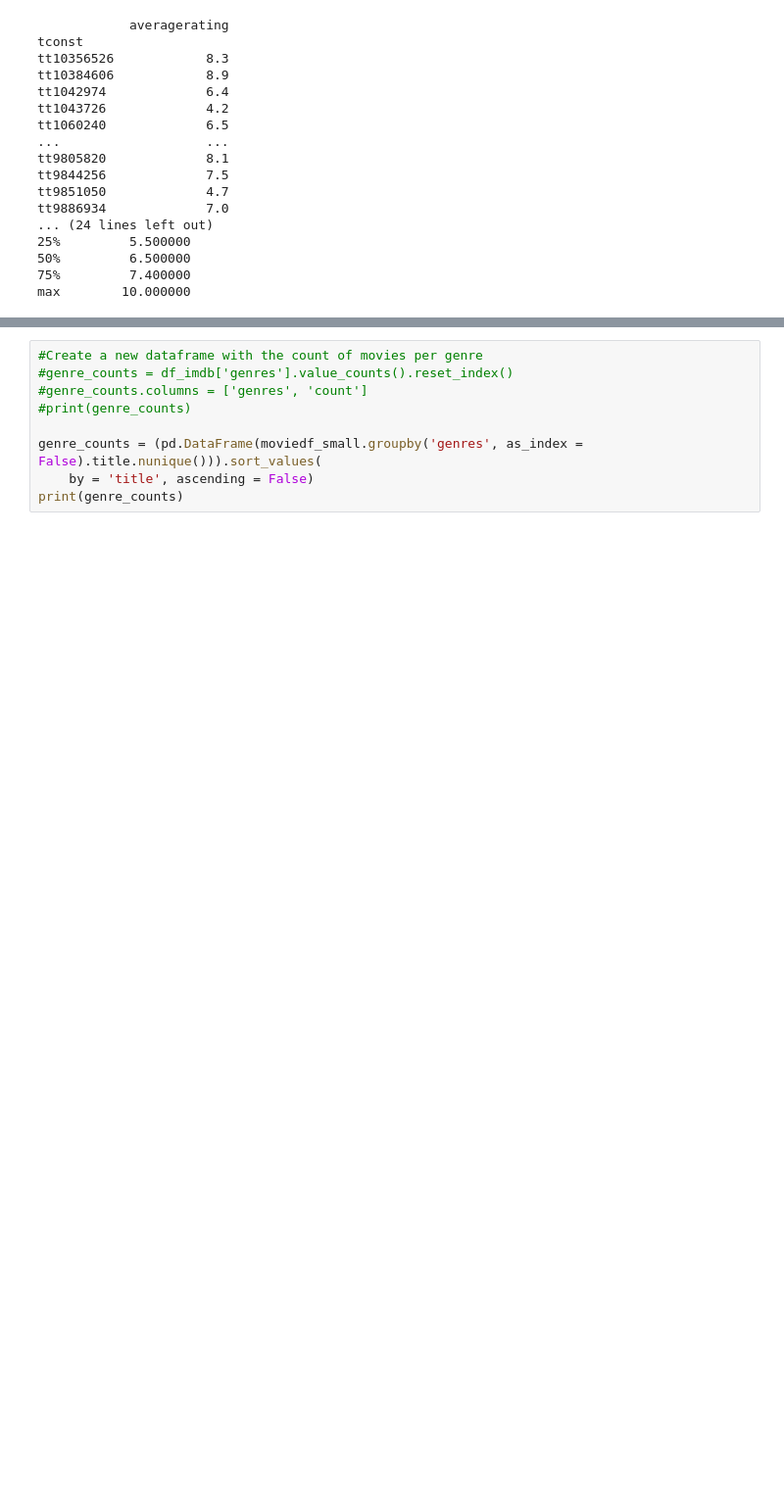
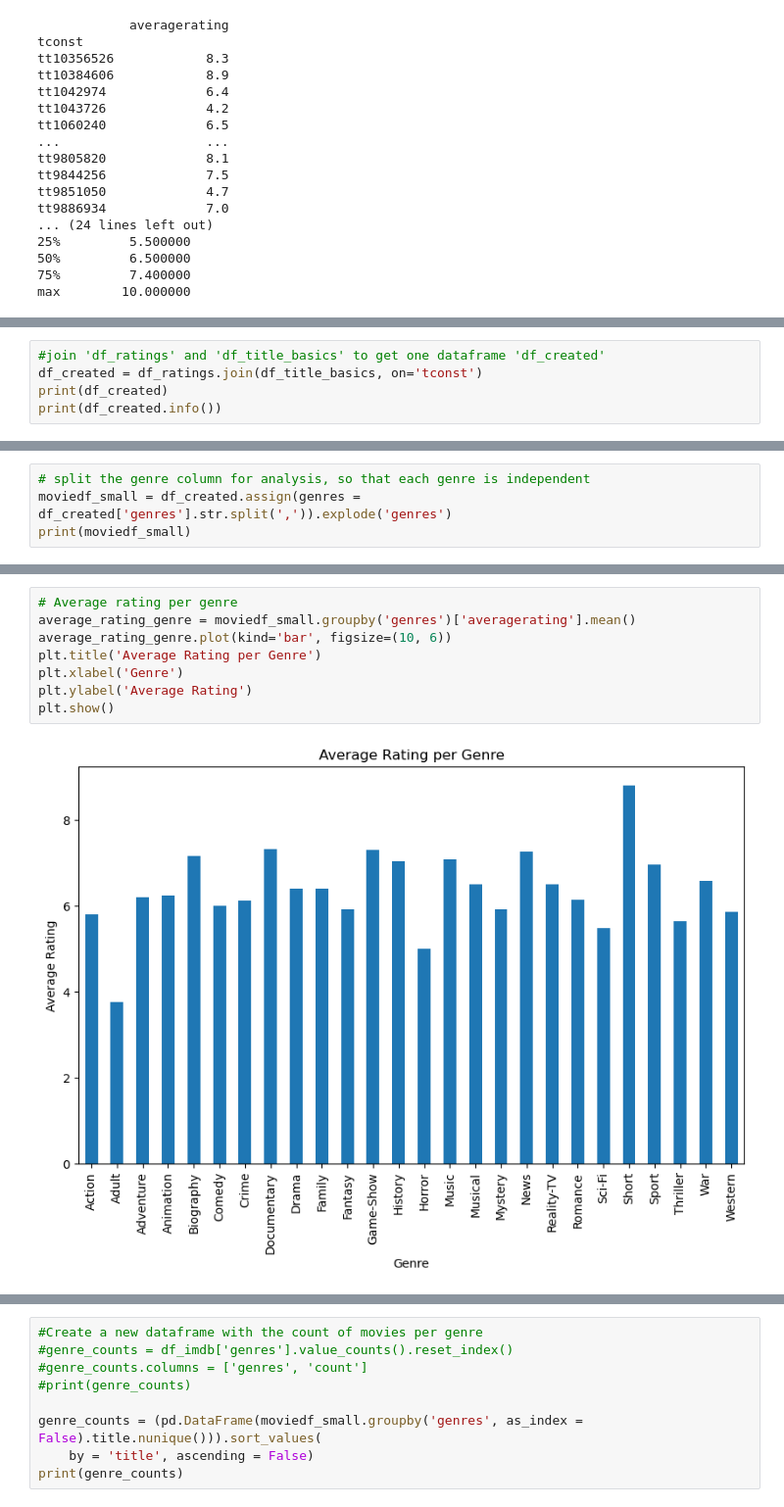
Before and after one commit to stanoff/PROJECT1, a Jupyter notebook: Untitled.ipynb, the cells around one changed output, grey strips where cells are left out. Shown: that part at 98% size. Saved outputs shown, nothing was run; the diff lists cells and outputs as text; blank space fills up the shorter version.

```diff
--- a/Untitled.ipynb
+++ b/Untitled.ipynb
@@ -319,0 +268,5 @@ tt9916160                       Drømmeland  Documentary            6.5
+# %%
+#join 'df_ratings' and 'df_title_basics' to get one dataframe 'df_created'
+df_created = df_ratings.join(df_title_basics, on='tconst')
+print(df_created)
+print(df_created.info())
@@ -319,0 +291,4 @@ tt9916160                       Drømmeland  Documentary            6.5
+# %%
+# split the genre column for analysis, so that each genre is independent
+moviedf_small = df_created.assign(genres = df_created['genres'].str.split(',')).explode('genres')
+print(moviedf_small)
@@ -319,0 +313,10 @@ tt9916160                       Drømmeland  Documentary            6.5
+# %%
+# Average rating per genre
+average_rating_genre = moviedf_small.groupby('genres')['averagerating'].mean()
+average_rating_genre.plot(kind='bar', figsize=(10, 6))
+plt.title('Average Rating per Genre')
+plt.xlabel('Genre')
+plt.ylabel('Average Rating')
+plt.show()
+# %% [output]
+[figure, added]
```
Also changed, not shown: parts of 17 cells of this notebook.
